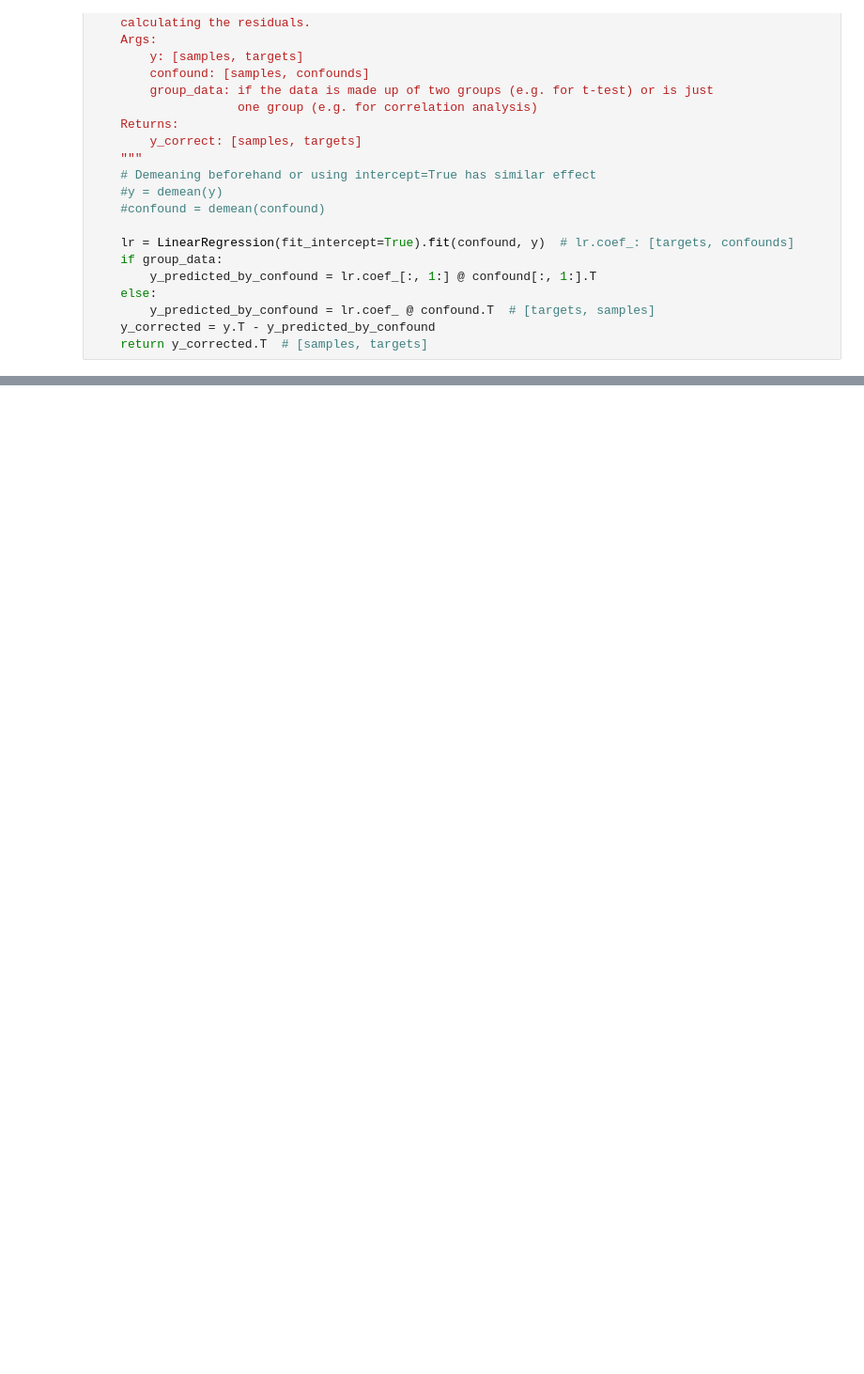
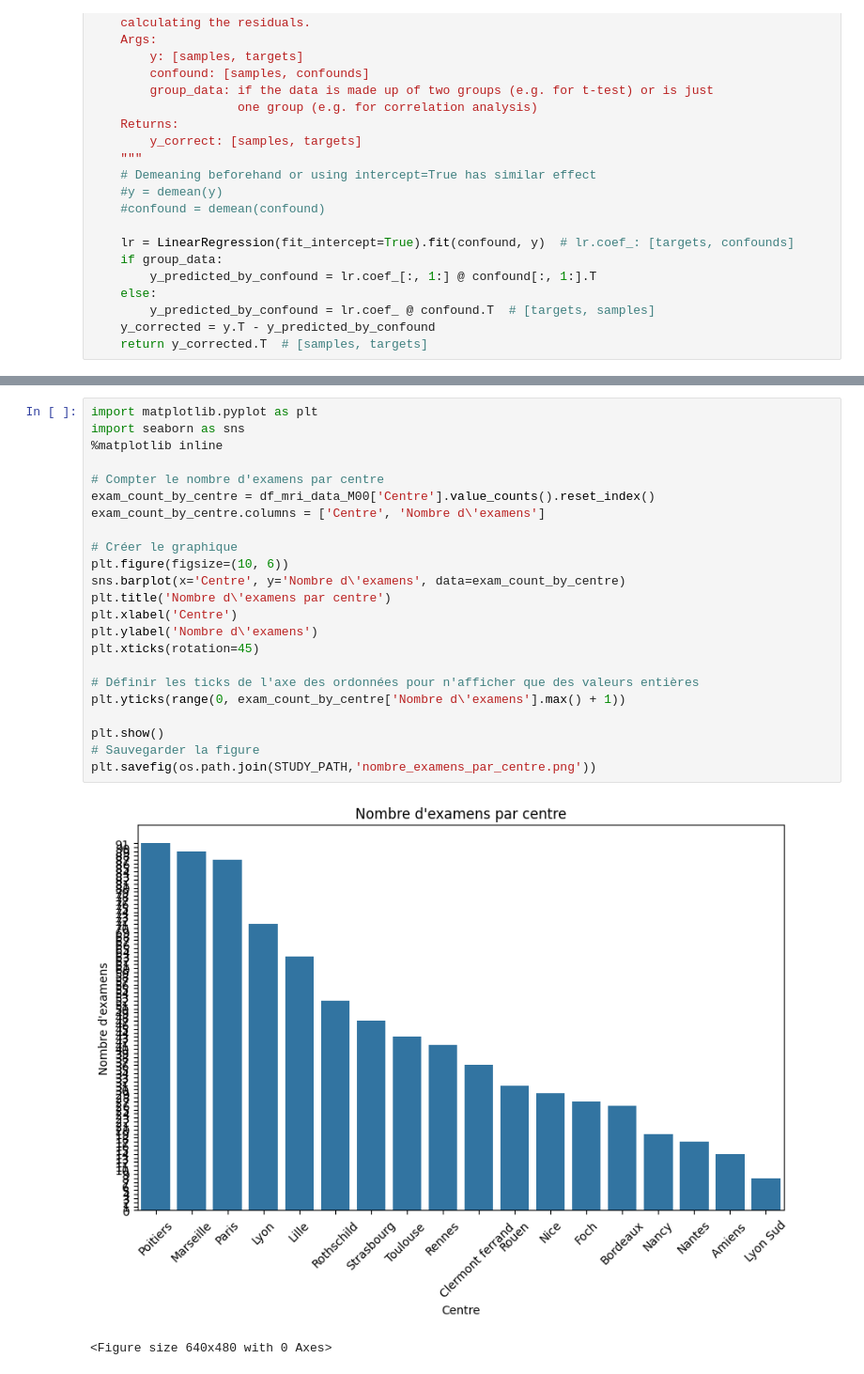
Before and after one commit to RomainViardLille/LiiFE, a Jupyter notebook: Predistim_Library.ipynb, the cells around one changed output, grey strips where cells are left out. Shown at 94% size. Cells and saved outputs as stored; diff of their text form; blank space fills up the shorter version.

```diff
--- a/Predistim_Library.ipynb
+++ b/Predistim_Library.ipynb
@@ -112,0 +167,26 @@ def unconfound(y, confound, group_data=False):
+# %%
+import matplotlib.pyplot as plt
+import seaborn as sns
+%matplotlib inline
+
+# Compter le nombre d'examens par centre
+exam_count_by_centre = df_mri_data_M00['Centre'].value_counts().reset_index()
+exam_count_by_centre.columns = ['Centre', 'Nombre d\'examens']
+
+# Créer le graphique
+plt.figure(figsize=(10, 6))
+sns.barplot(x='Centre', y='Nombre d\'examens', data=exam_count_by_centre)
+plt.title('Nombre d\'examens par centre')
+plt.xlabel('Centre')
+plt.ylabel('Nombre d\'examens')
+plt.xticks(rotation=45)
+
+# Définir les ticks de l'axe des ordonnées pour n'afficher que des valeurs entières
+plt.yticks(range(0, exam_count_by_centre['Nombre d\'examens'].max() + 1))
+
+plt.show()
+# Sauvegarder la figure
+plt.savefig(os.path.join(STUDY_PATH,'nombre_examens_par_centre.png'))
+# %% [output]
+[figure, added]
+<Figure size 640x480 with 0 Axes>
```
Also changed, not shown: parts of 8 cells of this notebook, 6 other files.
